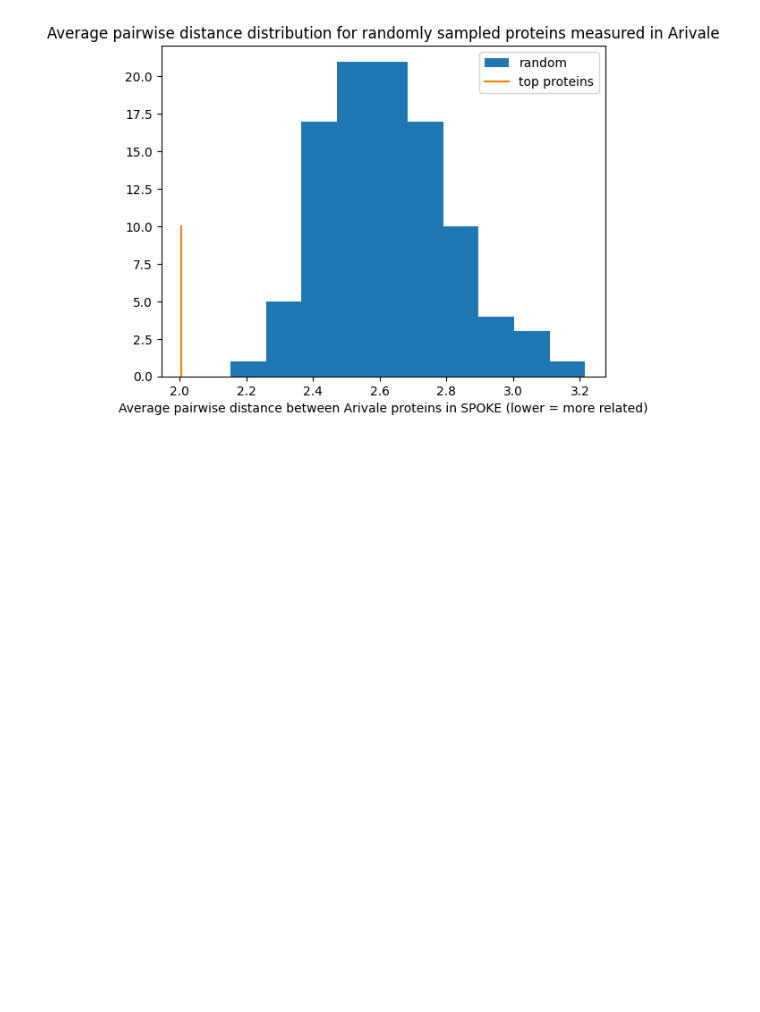
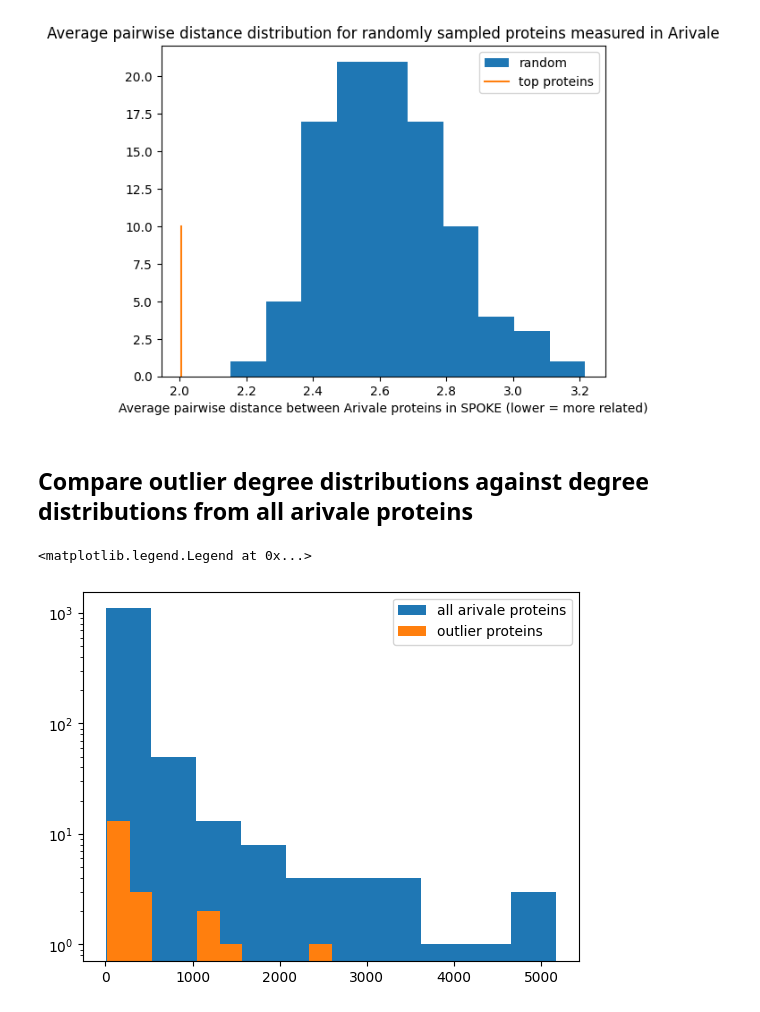
Before and after one commit to yjzhang/kg_feature_engineering, a Jupyter notebook: notebooks/Arivale_Outliers_Analysis.ipynb, the cells around one changed output. Drawn from its saved outputs; the diff is of its cells as text; code cells hidden in the pictures; blank space fills up the shorter version.

Commit message:
spoke-2023, node2vec

```diff
--- a/notebooks/Arivale_Outliers_Analysis.ipynb
+++ b/notebooks/Arivale_Outliers_Analysis.ipynb
@@ -73,7 +73,3 @@ ccs = spoke_graph_ud.connected_components()
 names_to_ids = kgfe.graph_info.get_names_to_ids(spoke_graph_ud)
 # %% [markdown]
 ### Load smaller versions of spoke
-# %%
-spoke_level1_graph = kgfe.spoke_loader.load_spoke_igraph('../../graph_utils/spoke_2021_b_biological_objects.jsonl.gz',
-                                                         directed=True,
-                                                         verbose=False)
@@ -241,3 +233,17 @@ plt.legend()
 # %% [output]
 <matplotlib.legend.Legend at 0x...>
 [figure]
+# %% [markdown]
+## Compare outlier degree distributions against degree distributions from all arivale proteins
+# %%
+prot_degrees = spoke_graph_ud.degree(all_prots_spoke_ids)
+# %%
+sample_degrees = spoke_graph_ud.degree(high_prots_spoke_ids)
+# %%
+plt.hist(prot_degrees, label='all arivale proteins')
+plt.hist(sample_degrees, label='outlier proteins')
+plt.yscale('log')
+plt.legend()
+# %% [output]
+<matplotlib.legend.Legend at 0x...>
+[figure, added]
```
Also changed, not shown: parts of 3 cells of this notebook, 5 other files.
